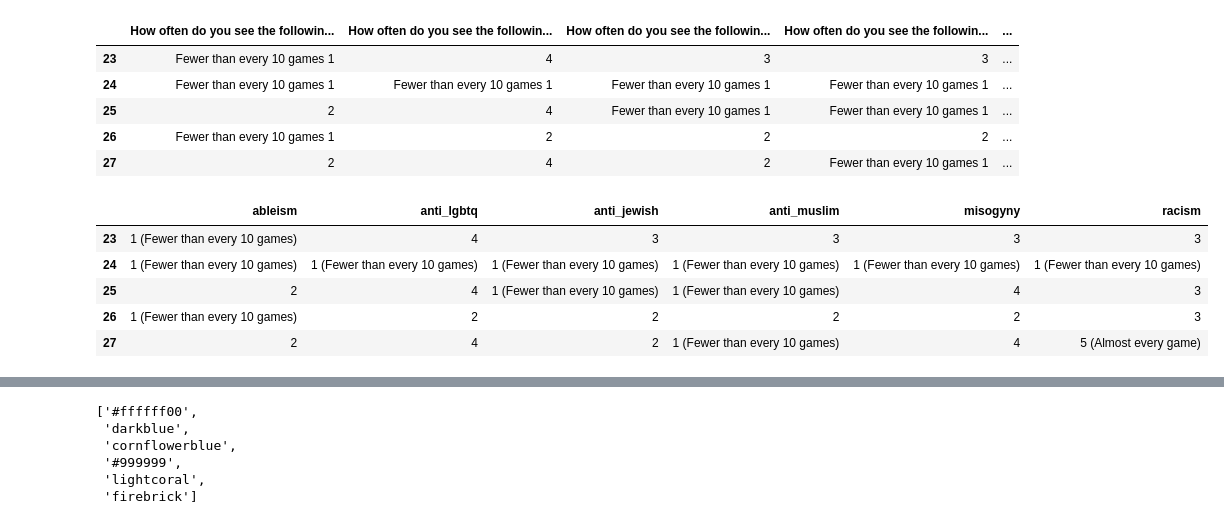
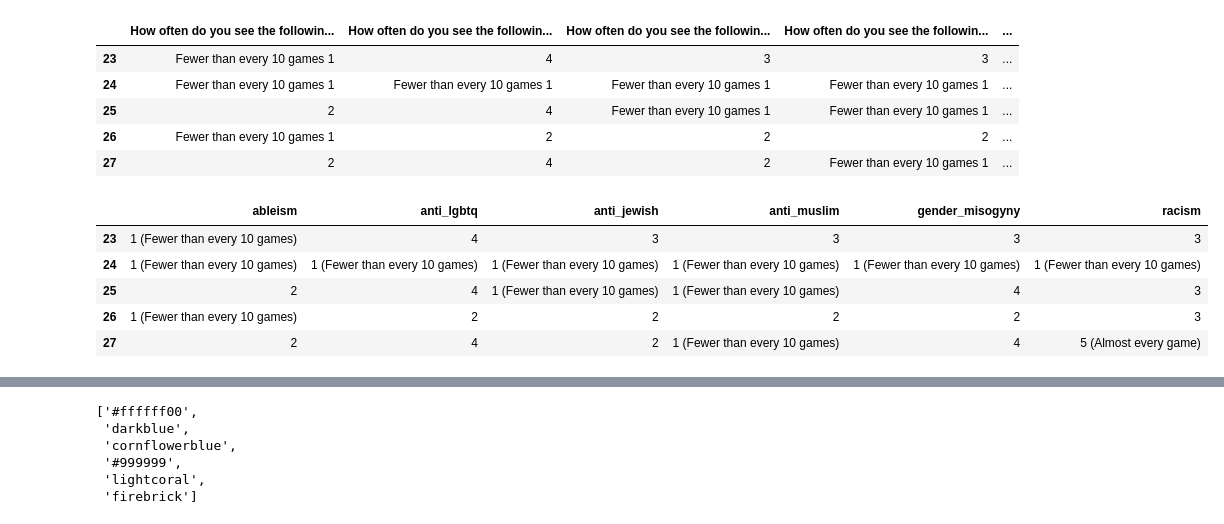
Before and after one commit to michaelmilleryoder/gaming_voice_chat, a Jupyter notebook: jupyter/tekko_survey.ipynb, the cells around one changed output, grey strips where cells are left out. Saved outputs shown, nothing was run; the diff lists cells and outputs as text; code cells hidden in the pictures.

```diff
--- a/jupyter/tekko_survey.ipynb
+++ b/jupyter/tekko_survey.ipynb
@@ -56,12 +58,12 @@ memory usage: 8.3+ KB
 | 26 | Fewer than every 10 games 1 | 2 | 2 | 2 | ... |
 | 27 | 2 | 4 | 2 | Fewer than every 10 games 1 | ... |
 # %%
-discrimination_responses.columns = ['ableism', 'anti_lgbtq', 'anti_jewish', 'anti_muslim', 'misogyny', 'racism']
+discrimination_responses.columns = ['ableism', 'anti_lgbtq', 'anti_jewish', 'anti_muslim', 'gender_misogyny', 'racism']
 # discrimination_responses = discrimination_responses.replace('Fewer than every 10 games 1', 1).replace('Almost every game5', 5).astype(str)
 discrimination_responses = discrimination_responses.replace('Fewer than every 10 games 1', '1 (Fewer than every 10 games)').replace('Almost every game5', '5 (Almost every game)').astype(str)
 discrimination_responses.head()
 # %% [output]
-|  | ableism | anti_lgbtq | anti_jewish | anti_muslim | misogyny | racism |
+|  | ableism | anti_lgbtq | anti_jewish | anti_muslim | gender_misogyny | racism |
 | 23 | 1 (Fewer than every 10 games) | 4 | 3 | 3 | 3 | 3 |
 | 24 | 1 (Fewer than every 10 games) | 1 (Fewer than every 10 games) | 1 (Fewer than every 10 games) | 1 (Fewer than every 10 games) | 1 (Fewer than every 10 games) | 1 (Fewer than every 10 games) |
 | 25 | 2 | 4 | 1 (Fewer than every 10 games) | 1 (Fewer than every 10 games) | 4 | 3 |
```
Also changed, not shown: parts of 26 cells of this notebook.
